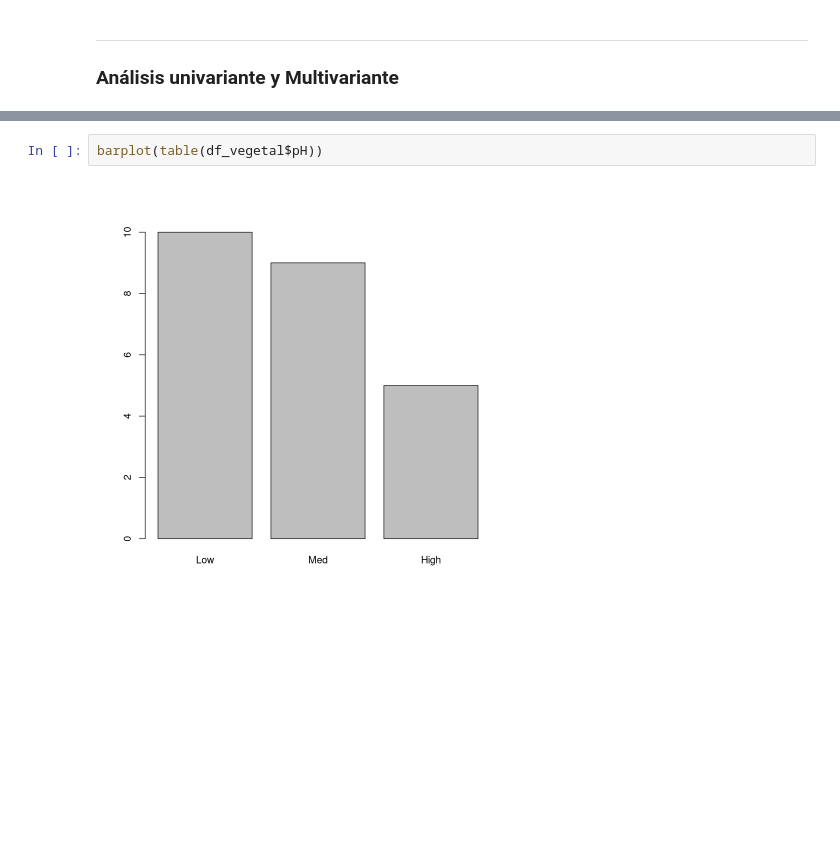
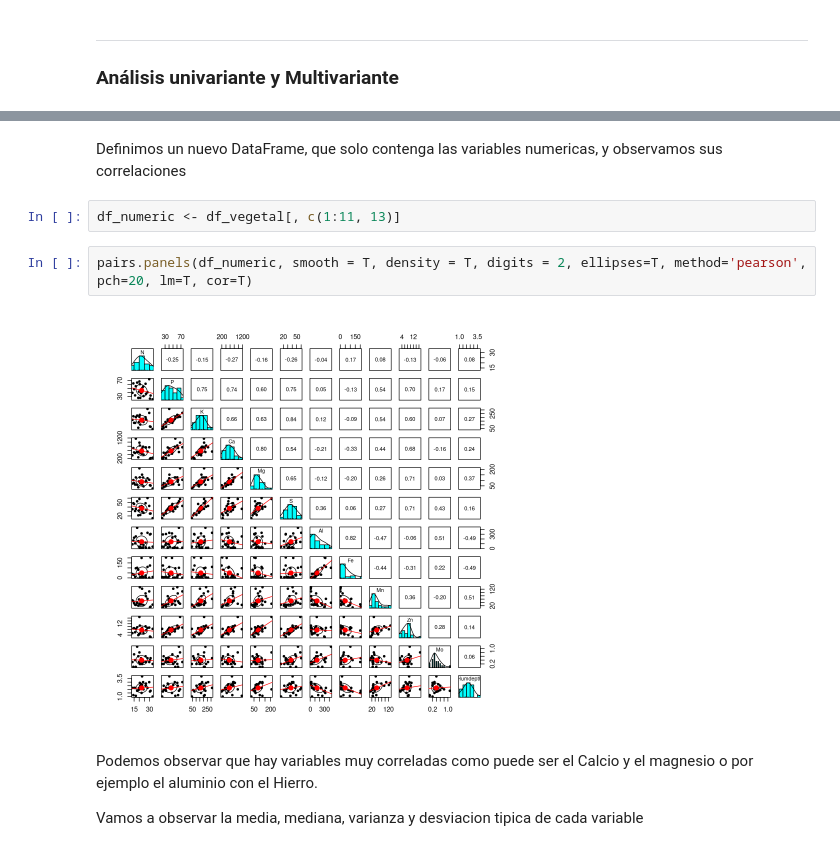
Before and after one commit to HugoVarelaSanchez/MEDAD_Vegetales, a Jupyter notebook: script.ipynb, the cells around one changed output, grey strips where cells are left out. Saved outputs shown, nothing was run; the diff lists cells and outputs as text; blank space fills up the shorter version.

```diff
--- a/script.ipynb
+++ b/script.ipynb
@@ -57,4 +36,13 @@ boxplot(df_vegetal$Zn, horizontal = T)
-# %%
-barplot(table(df_vegetal$pH))
-# %% [output]
-[figure, removed]
+# %% [markdown]
+Definimos un nuevo DataFrame, que solo contenga las variables numericas, y observamos sus correlaciones
+# %%
+df_numeric <- df_vegetal[, c(1:11, 13)]
+# %%
+pairs.panels(df_numeric, smooth = T, density = T, digits = 2, ellipses=T, method='pearson', pch=20, lm=T, cor=T)
+# %% [output]
+[figure, added]
+# %% [markdown]
+Podemos observar que hay variables muy correladas como puede ser el Calcio y el magnesio
+o por ejemplo el aluminio con el Hierro.
+
+Vamos a observar la media, mediana, varianza y desviacion tipica de cada variable
```
Also changed, not shown: parts of 90 cells of this notebook.
